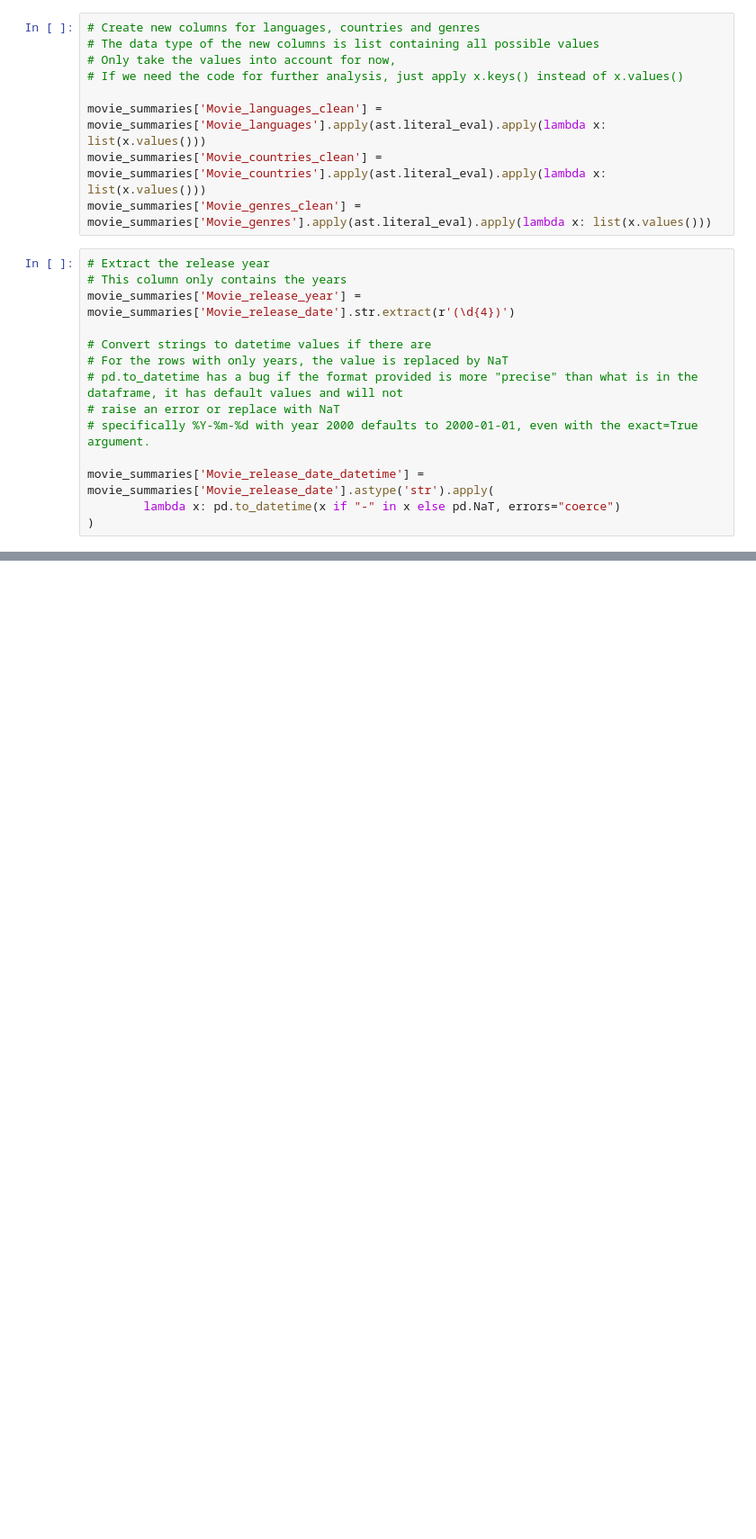
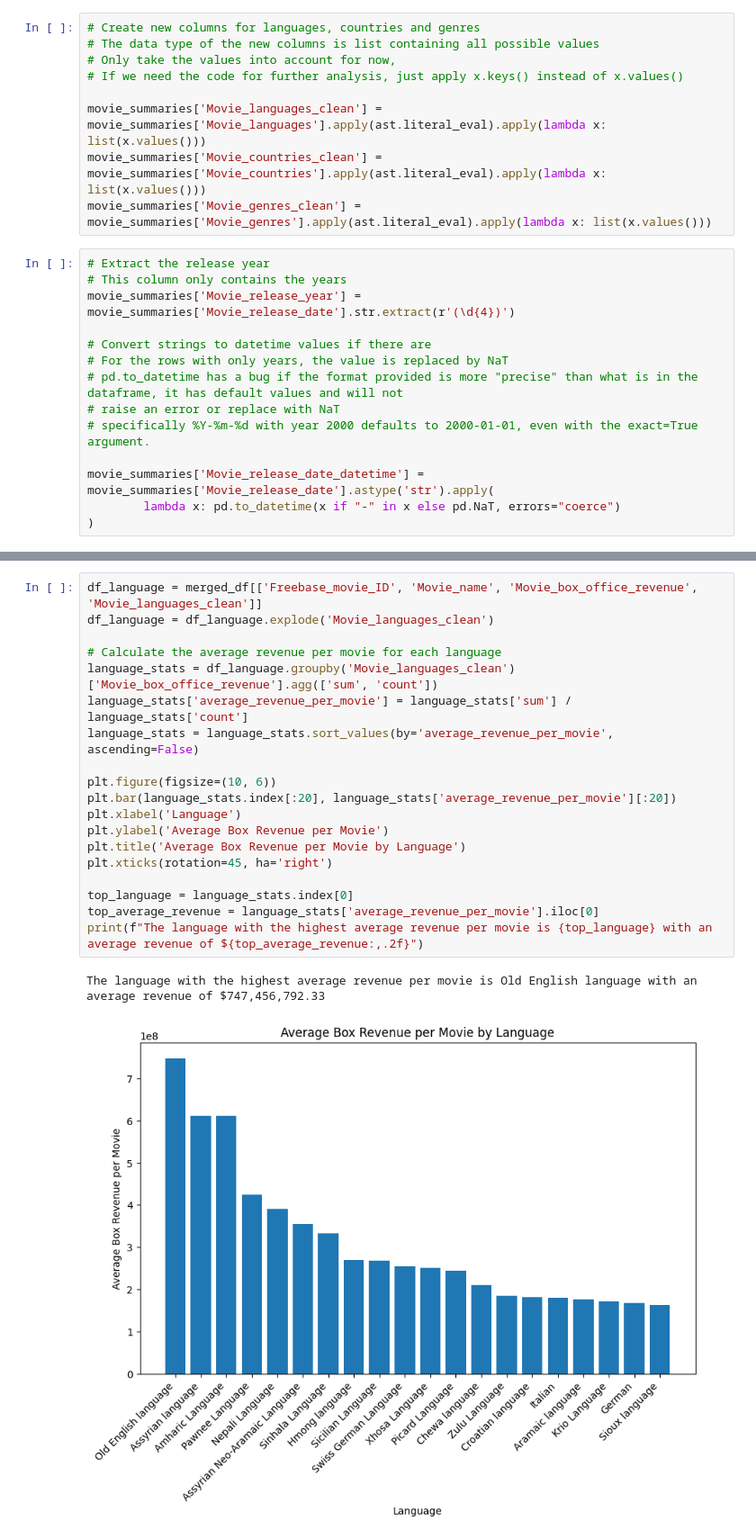
Before and after one commit to epfl-ada/ada-2023-project-pandalysts, a Jupyter notebook: init_pipeline.ipynb, the cells around one changed output, grey strips where cells are left out. Shown at 90% size. Saved outputs shown, nothing was run; the diff lists cells and outputs as text; blank space fills up the shorter version.

```diff
--- a/init_pipeline.ipynb
+++ b/init_pipeline.ipynb
@@ -125,0 +183,22 @@ NameError: name 'plt' is not defined
+# %%
+df_language = merged_df[['Freebase_movie_ID', 'Movie_name', 'Movie_box_office_revenue', 'Movie_languages_clean']]
+df_language = df_language.explode('Movie_languages_clean')
+
+# Calculate the average revenue per movie for each language
+language_stats = df_language.groupby('Movie_languages_clean')['Movie_box_office_revenue'].agg(['sum', 'count'])
+language_stats['average_revenue_per_movie'] = language_stats['sum'] / language_stats['count']
+language_stats = language_stats.sort_values(by='average_revenue_per_movie', ascending=False)
+
+plt.figure(figsize=(10, 6))
+plt.bar(language_stats.index[:20], language_stats['average_revenue_per_movie'][:20])
+plt.xlabel('Language')
+plt.ylabel('Average Box Revenue per Movie')
+plt.title('Average Box Revenue per Movie by Language')
+plt.xticks(rotation=45, ha='right')
+
+top_language = language_stats.index[0]
+top_average_revenue = language_stats['average_revenue_per_movie'].iloc[0]
+print(f"The language with the highest average revenue per movie is {top_language} with an average revenue of ${top_average_revenue:,.2f}")
+# %% [output]
+The language with the highest average revenue per movie is Old English language with an average revenue of $747,456,792.33
+[figure, added]
```
Also changed, not shown: parts of 13 cells of this notebook.
